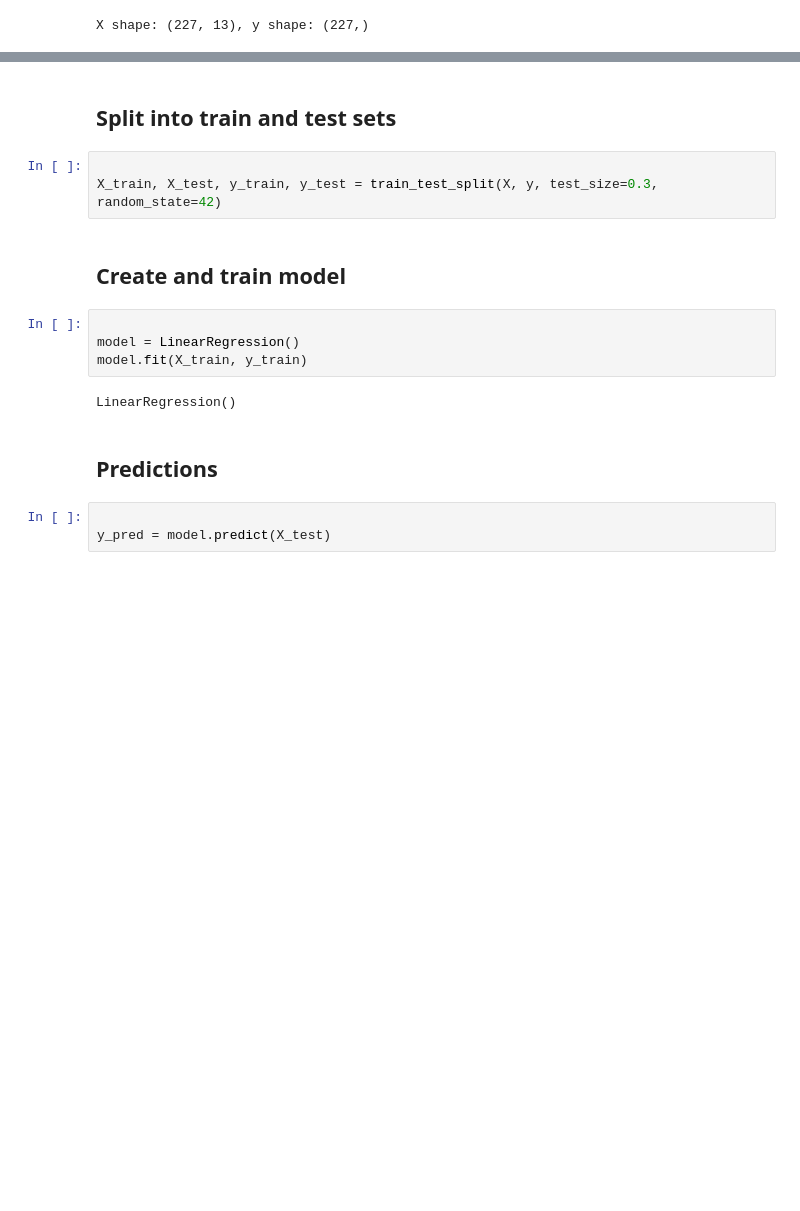
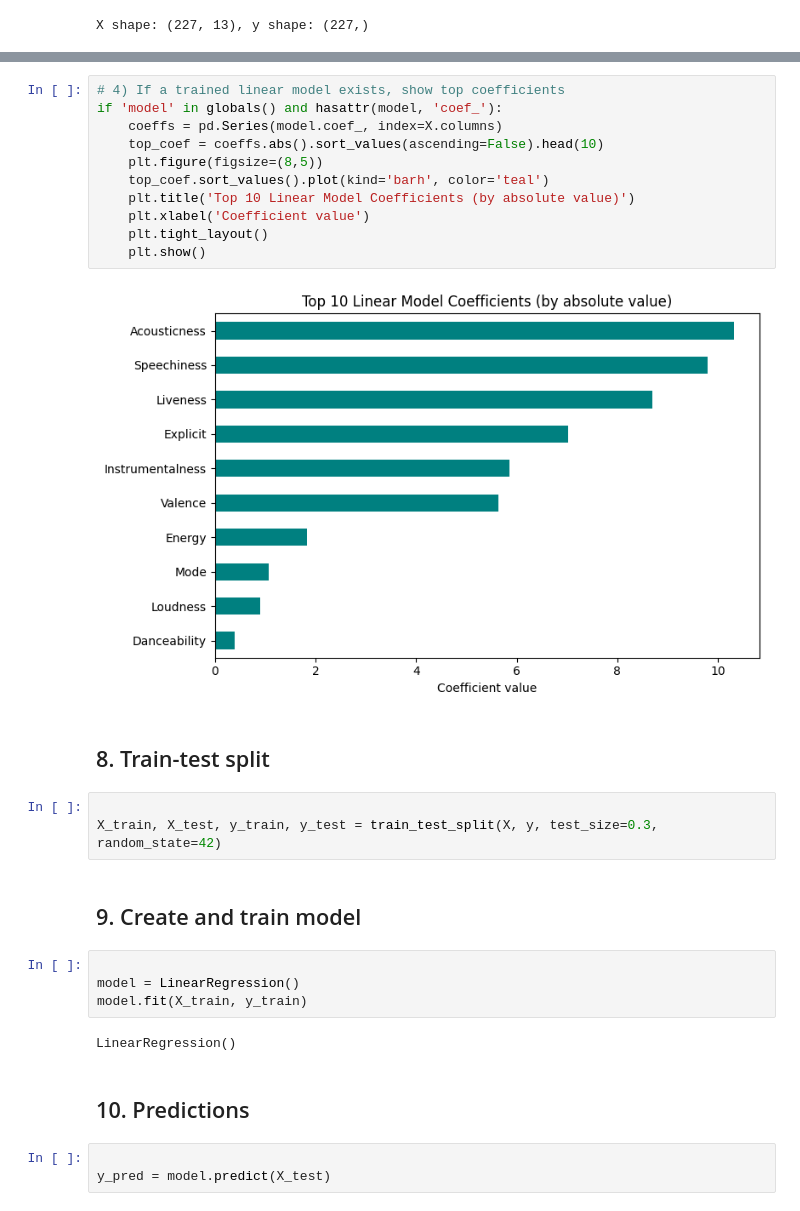
Before and after one commit to Faryalrifaz/MurickTechnologies-_internship2025, a Jupyter notebook: Task_4/Spotify_regression_analysis.ipynb, the cells around one changed output, grey strips where cells are left out. Drawn from its saved outputs; the diff is of its cells as text; blank space fills up the shorter version.

```diff
--- a/Task_4/Spotify_regression_analysis.ipynb
+++ b/Task_4/Spotify_regression_analysis.ipynb
@@ -132,10 +191,23 @@ X shape: (227, 13), y shape: (227,)
+# %%
+# 4) If a trained linear model exists, show top coefficients
+if 'model' in globals() and hasattr(model, 'coef_'):
+    coeffs = pd.Series(model.coef_, index=X.columns)
+    top_coef = coeffs.abs().sort_values(ascending=False).head(10)
+    plt.figure(figsize=(8,5))
+    top_coef.sort_values().plot(kind='barh', color='teal')
+    plt.title('Top 10 Linear Model Coefficients (by absolute value)')
+    plt.xlabel('Coefficient value')
+    plt.tight_layout()
+    plt.show()
+# %% [output]
+[figure, added]
 # %% [markdown]
-## **Split into train and test sets**
+## 8. Train-test split
 # %%
 
 X_train, X_test, y_train, y_test = train_test_split(X, y, test_size=0.3, random_state=42)
 # %% [markdown]
-## **Create and train model**
+## 9. Create and train model
 # %%
 
 model = LinearRegression()
@@ -143,7 +215,7 @@ model.fit(X_train, y_train)
 # %% [output]
 LinearRegression()
 # %% [markdown]
-## **Predictions**
+## 10. Predictions
 # %%
 
 y_pred = model.predict(X_test)
```
Also changed, not shown: parts of 16 cells of this notebook.
